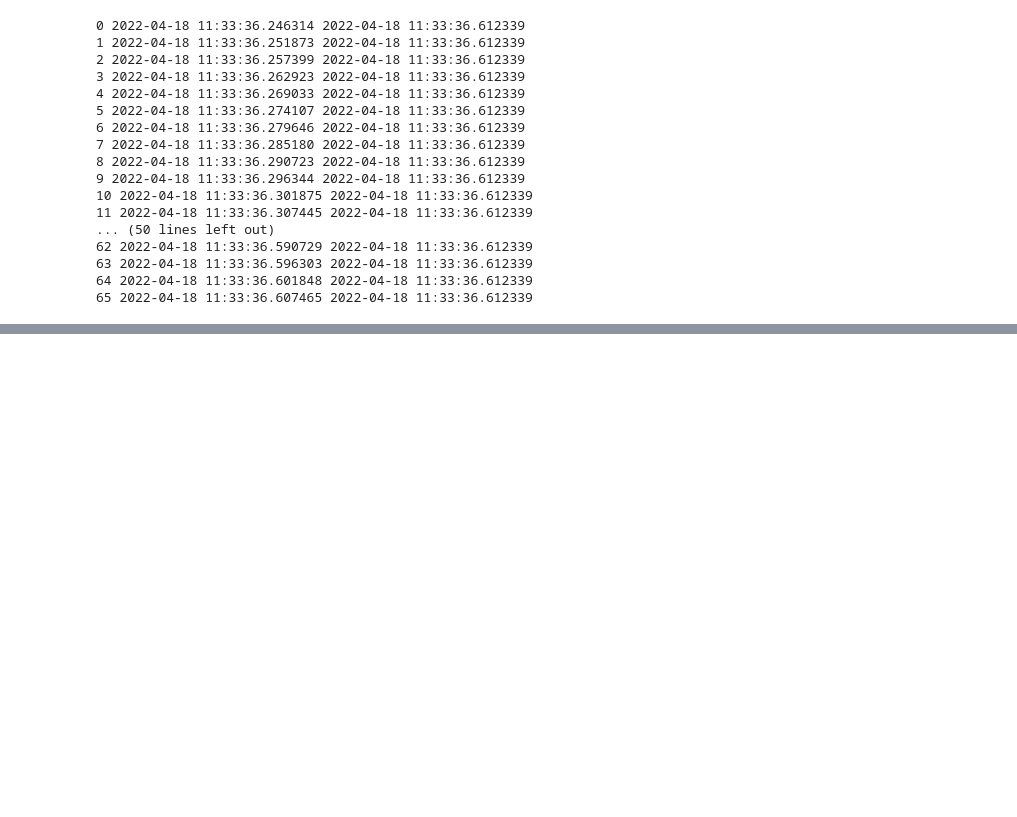
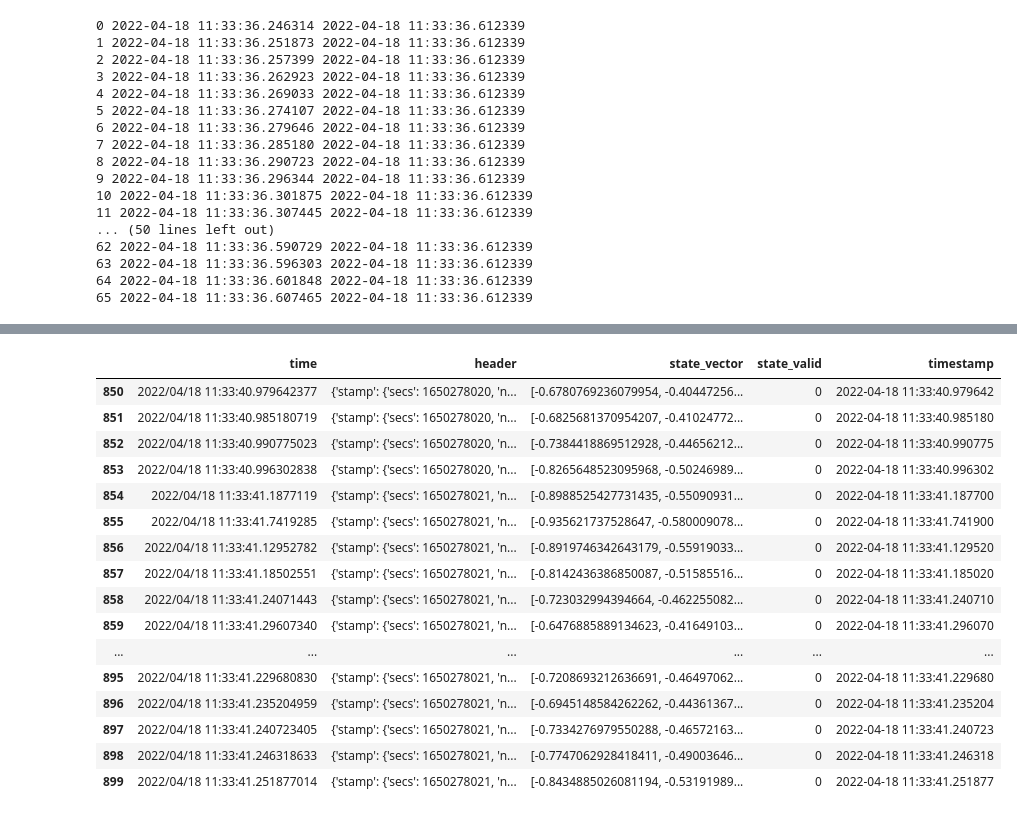
Before and after one commit to ziiiliu/Dissertation_sim2real, a Jupyter notebook: data_processing/preprocessing.ipynb, the cells around one changed output, grey strips where cells are left out. Cells and saved outputs as stored; diff of their text form; code cells hidden in the pictures; blank space fills up the shorter version.

```diff
--- a/data_processing/preprocessing.ipynb
+++ b/data_processing/preprocessing.ipynb
@@ -75,0 +103,20 @@ with open("ref_states.npy", "wb") as f:
+# %%
+cur_states[850:900]
+# %% [output]
+|  | time | header | state_vector | state_valid | timestamp |
+| 850 | 2022/04/18 11:33:40.979642377 | {'stamp': {'secs': 1650278020, 'n... | [-0.6780769236079954, -0.40447256... | 0 | 2022-04-18 11:33:40.979642 |
+| 851 | 2022/04/18 11:33:40.985180719 | {'stamp': {'secs': 1650278020, 'n... | [-0.6825681370954207, -0.41024772... | 0 | 2022-04-18 11:33:40.985180 |
+| 852 | 2022/04/18 11:33:40.990775023 | {'stamp': {'secs': 1650278020, 'n... | [-0.7384418869512928, -0.44656212... | 0 | 2022-04-18 11:33:40.990775 |
+| 853 | 2022/04/18 11:33:40.996302838 | {'stamp': {'secs': 1650278020, 'n... | [-0.8265648523095968, -0.50246989... | 0 | 2022-04-18 11:33:40.996302 |
+| 854 | 2022/04/18 11:33:41.1877119 | {'stamp': {'secs': 1650278021, 'n... | [-0.8988525427731435, -0.55090931... | 0 | 2022-04-18 11:33:41.187700 |
+| 855 | 2022/04/18 11:33:41.7419285 | {'stamp': {'secs': 1650278021, 'n... | [-0.935621737528647, -0.580009078... | 0 | 2022-04-18 11:33:41.741900 |
+| 856 | 2022/04/18 11:33:41.12952782 | {'stamp': {'secs': 1650278021, 'n... | [-0.8919746342643179, -0.55919033... | 0 | 2022-04-18 11:33:41.129520 |
+| 857 | 2022/04/18 11:33:41.18502551 | {'stamp': {'secs': 1650278021, 'n... | [-0.8142436386850087, -0.51585516... | 0 | 2022-04-18 11:33:41.185020 |
+| 858 | 2022/04/18 11:33:41.24071443 | {'stamp': {'secs': 1650278021, 'n... | [-0.723032994394664, -0.462255082... | 0 | 2022-04-18 11:33:41.240710 |
+| 859 | 2022/04/18 11:33:41.29607340 | {'stamp': {'secs': 1650278021, 'n... | [-0.6476885889134623, -0.41649103... | 0 | 2022-04-18 11:33:41.296070 |
+| ... | ... | ... | ... | ... | ... |
+| 895 | 2022/04/18 11:33:41.229680830 | {'stamp': {'secs': 1650278021, 'n... | [-0.7208693212636691, -0.46497062... | 0 | 2022-04-18 11:33:41.229680 |
+| 896 | 2022/04/18 11:33:41.235204959 | {'stamp': {'secs': 1650278021, 'n... | [-0.6945148584262262, -0.44361367... | 0 | 2022-04-18 11:33:41.235204 |
+| 897 | 2022/04/18 11:33:41.240723405 | {'stamp': {'secs': 1650278021, 'n... | [-0.7334276979550288, -0.46572163... | 0 | 2022-04-18 11:33:41.240723 |
+| 898 | 2022/04/18 11:33:41.246318633 | {'stamp': {'secs': 1650278021, 'n... | [-0.7747062928418411, -0.49003646... | 0 | 2022-04-18 11:33:41.246318 |
+| 899 | 2022/04/18 11:33:41.251877014 | {'stamp': {'secs': 1650278021, 'n... | [-0.8434885026081194, -0.53191989... | 0 | 2022-04-18 11:33:41.251877 |
```
Also changed, not shown: parts of 8 cells of this notebook.
